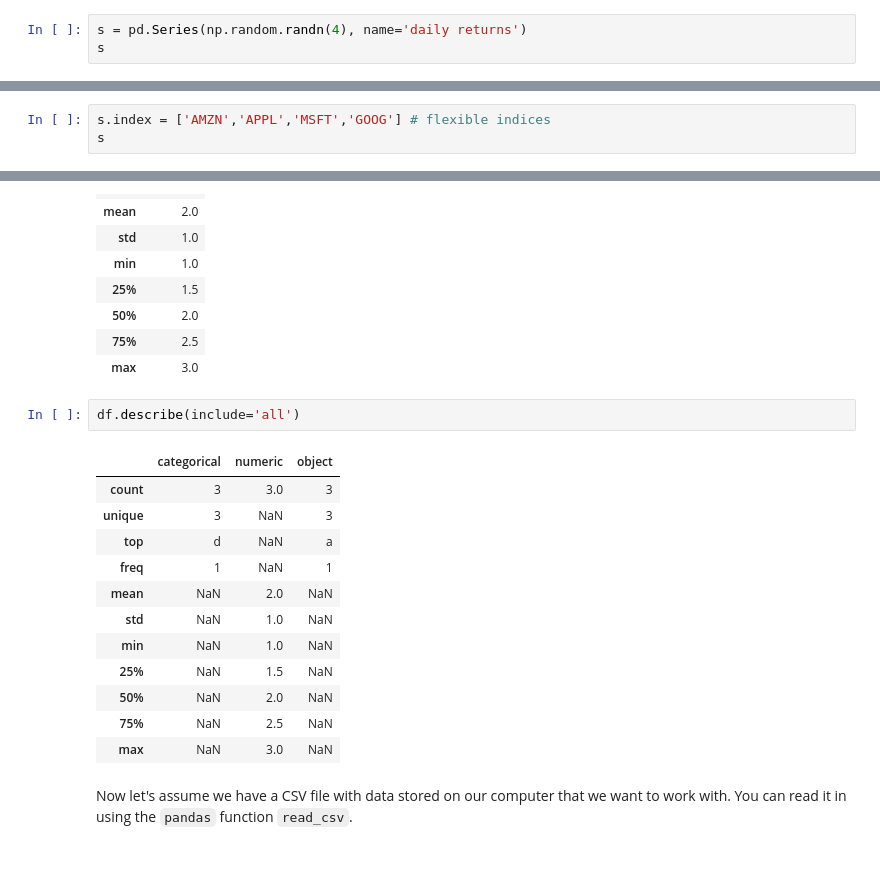
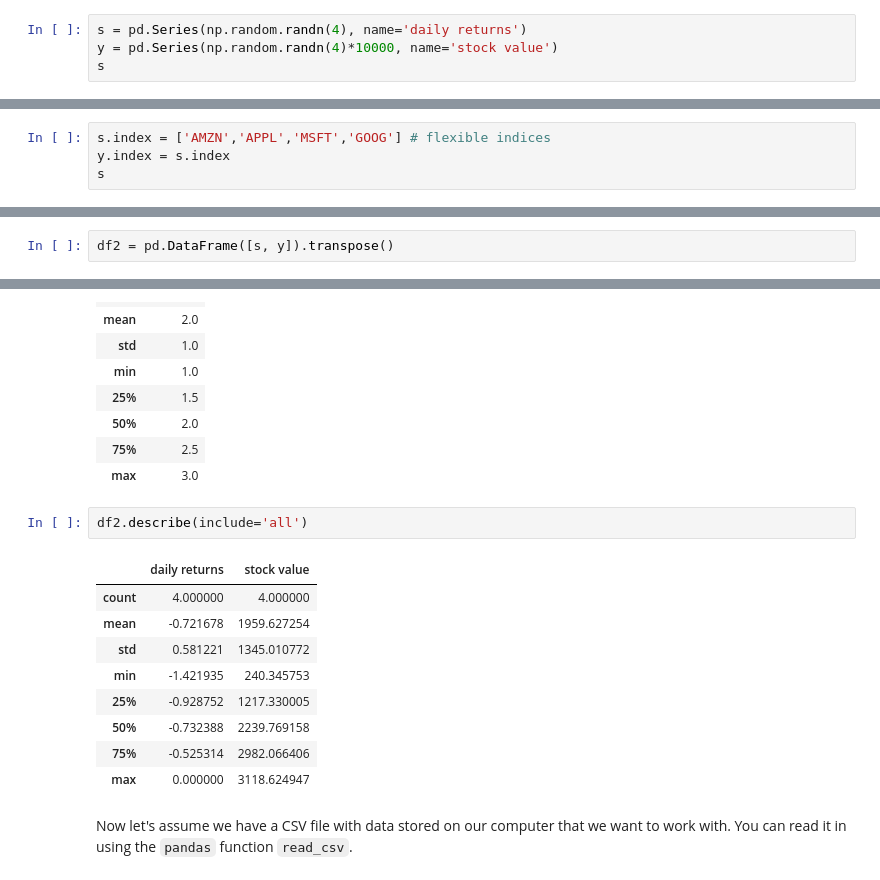
Before and after one commit to TheLeache/gds4ae_practice_23, a Jupyter notebook: session2.ipynb, the cells around one changed output, grey strips where cells are left out. Drawn from its saved outputs; the diff is of its cells as text.

```diff
--- a/session2.ipynb
+++ b/session2.ipynb
@@ -47,5 +47,6 @@ You can think of a Series as a "column" of data, such as a collection of observa
 Imagine four listed companies with the values being daily returns on their shares:
 # %%
 s = pd.Series(np.random.randn(4), name='daily returns')
+y = pd.Series(np.random.randn(4)*10000, name='stock value')
 s
 # %% [output]
@@ -78,5 +79,6 @@ max      1.811317
 Name: daily returns, dtype: float64
 # %%
 s.index = ['AMZN','APPL','MSFT','GOOG'] # flexible indices
+y.index = s.index
 s
 # %% [output]
@@ -117,3 +119,5 @@ df
 | 0 | d | 1 | a |
 | 1 | e | 2 | b |
 | 2 | f | 3 | c |
+# %%
+df2 = pd.DataFrame([s, y]).transpose()
@@ -130,20 +142,17 @@ df.describe() # by default only numeric fields are returned
 | 75% | 2.5 |
 | max | 3.0 |
 # %%
-df.describe(include='all')
+df2.describe(include='all')
 # %% [output]
-|  | categorical | numeric | object |
-| count | 3 | 3.0 | 3 |
-| unique | 3 | NaN | 3 |
-| top | d | NaN | a |
-| freq | 1 | NaN | 1 |
-| mean | NaN | 2.0 | NaN |
-| std | NaN | 1.0 | NaN |
-| min | NaN | 1.0 | NaN |
-| 25% | NaN | 1.5 | NaN |
-| 50% | NaN | 2.0 | NaN |
-| 75% | NaN | 2.5 | NaN |
-| max | NaN | 3.0 | NaN |
+|  | daily returns | stock value |
+| count | 4.000000 | 4.000000 |
+| mean | -0.721678 | 1959.627254 |
+| std | 0.581221 | 1345.010772 |
+| min | -1.421935 | 240.345753 |
+| 25% | -0.928752 | 1217.330005 |
+| 50% | -0.732388 | 2239.769158 |
+| 75% | -0.525314 | 2982.066406 |
+| max | 0.000000 | 3118.624947 |
 # %% [markdown]
 Now let's assume we have a CSV file with data stored on our computer that we want to work with. You can read it in using the `pandas` function `read_csv`.
 # %%
```
Also changed, not shown: parts of 41 cells of this notebook, 2 other files.
